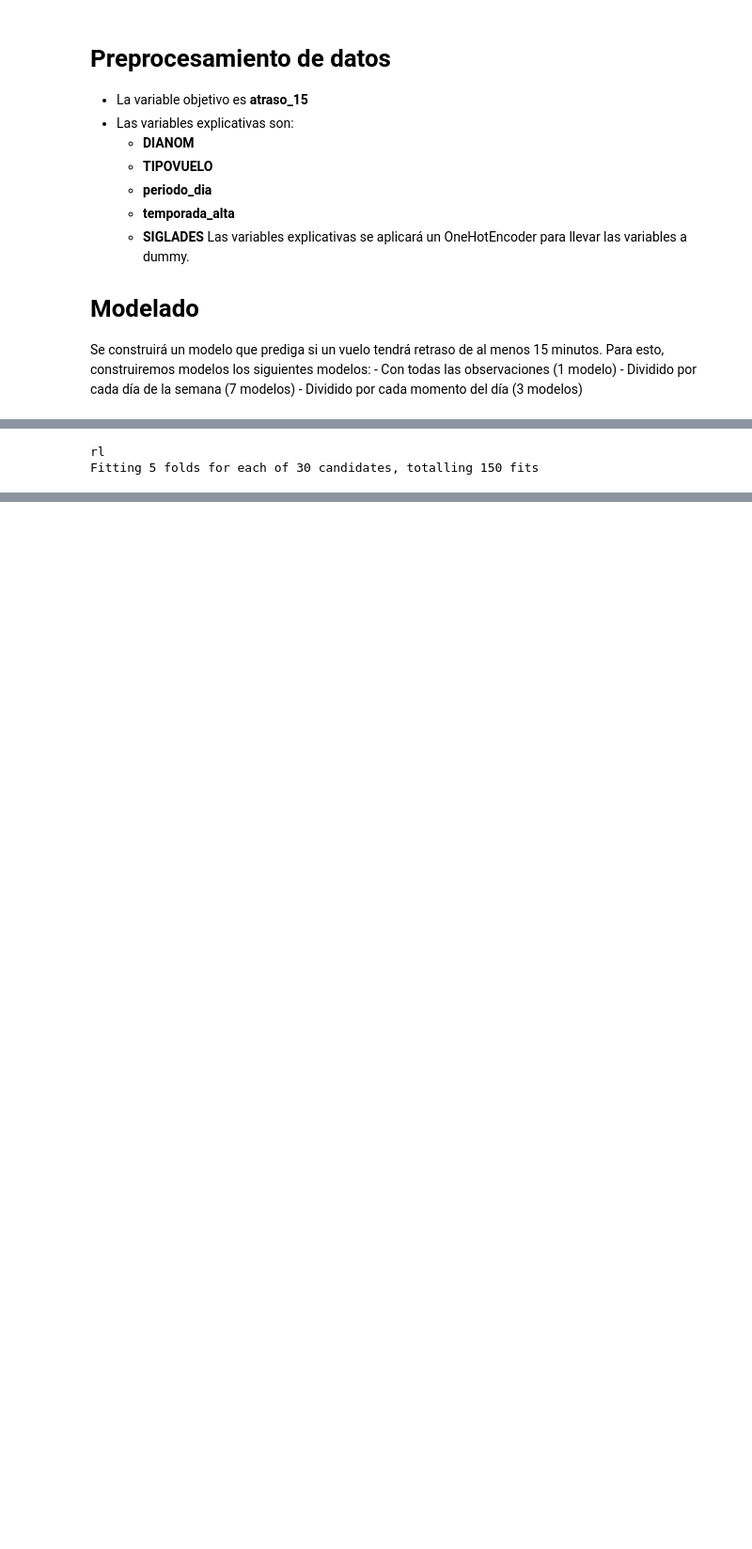
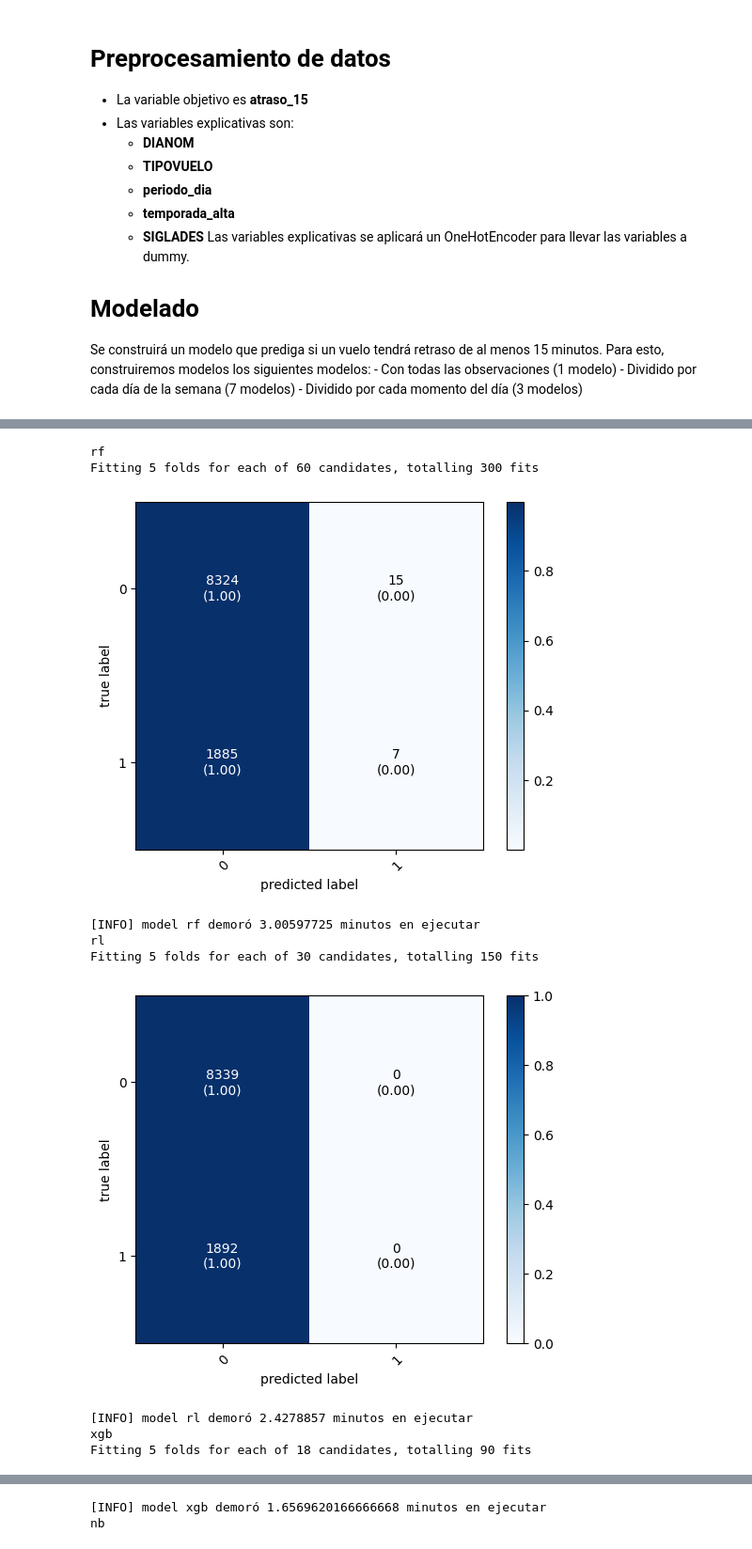
Before and after one commit to marioguzmanb/challenge_ds_latam, a Jupyter notebook: notebooks/solution.ipynb, the cells around one changed output, grey strips where cells are left out. Shown at 94% size. Drawn from its saved outputs; the diff is of its cells as text; code cells hidden in the pictures; blank space fills up the shorter version.

Commit message:
desafio completo mas modelos entrenados

```diff
--- a/notebooks/solution.ipynb
+++ b/notebooks/solution.ipynb
@@ -406,2 +410,4 @@ Se construirá un modelo que prediga si un vuelo tendrá retraso de al menos 15
 # %%
-df.head()
+df.loc[df.OPERA=='Grupo LATAM',"operador"] = "GRUPO LATAM"
+df.loc[df.OPERA=='Sky Airline',"operador"] = "SKY AIRLINE"
+df = df.fillna({"operador":"OTRO"})
@@ -415,33 +414,54 @@ df.head()
 # %%
-features = ["DIANOM","TIPOVUELO","periodo_dia","temporada_alta","SIGLADES"]
+features = ["DIANOM","TIPOVUELO","periodo_dia","temporada_alta","operador"]
 target = "atraso_15"
+metrics=None
+path_metrics = "data/metrics_models/metrics.parquet"
 # %%
 X = df[features]
 y = df[target]
 X_train, X_test, y_train, y_test = train_test_split(X, y, test_size=0.15, random_state=666,stratify=y)
 ohe = OneHotEncoder()
 ohe.fit(X_train)
 X_train = ohe.transform(X_train).toarray()
 X_test = ohe.transform(X_test).toarray()
 
 models = ["rf","rl","xgb","nb"]
 for model in models:
     start_iter = datetime.now()
     print(model)
     if model == "rf":
-        grid_under = GridSearchCV(RandomForestClassifier(), param_rf, refit = True, verbose = 1)
+        grid_under = GridSearchCV(RandomForestClassifier(), param_rf, refit=True, verbose=1, scoring="f1_weighted")
     elif model == "rl":
-        grid_under = GridSearchCV(LogisticRegression(), param_log, refit = True, verbose = 1)
+        grid_under = GridSearchCV(LogisticRegression(), param_log, refit=True, verbose=1, scoring="f1_weighted")
     elif model == "nb":
         grid_under = GaussianNB()
     elif model == "xgb":
-        grid_under = GridSearchCV(XGBClassifier(), param_xgb, refit = True, verbose = 1)
+        grid_under = GridSearchCV(XGBClassifier(), param_xgb, refit=True, verbose=1, scoring="f1_weighted")
     path_model_save = f"models/atraso_completo/{model}.pickle"
     grid_under.fit(X_train, y_train)
+    y_pred = grid_under.predict(X_test)
+    metrics_res = get_report(y_test, y_pred)
+    metrics_res["modelo"] = model
+    metrics_res["tipo_modelo"] = "atraso_completo"
+    if metrics is None:
+        metrics_res.to_parquet(path_metrics)
+        metrics = pd.read_parquet(path_metrics)
+    else:
+        metrics = pd.read_parquet(path_metrics)
+        metrics_res = pd.concat([metrics,metrics_res])
+        metrics_res.to_parquet(path_metrics)
     with open(path_model_save,"wb") as f:
         pickle.dump(grid_under,f)
     end_iter = datetime.now()
     print(f"[INFO] model {model} demoró {(end_iter-start_iter).total_seconds()/60} minutos en ejecutar")
 # %% [output]
-rl
-Fitting 5 folds for each of 30 candidates, totalling 150 fits
+rf
+Fitting 5 folds for each of 60 candidates, totalling 300 fits
+[figure, added]
+[INFO] model rf demoró 3.00597725 minutos en ejecutar
+rl
+Fitting 5 folds for each of 30 candidates, totalling 150 fits
+[figure, added]
+[INFO] model rl demoró 2.4278857 minutos en ejecutar
+xgb
+Fitting 5 folds for each of 18 candidates, totalling 90 fits
@@ -447,0 +469,2 @@ Fitting 5 folds for each of 30 candidates, totalling 150 fits
+[INFO] model xgb demoró 1.6569620166666668 minutos en ejecutar
+nb
```
Also changed, not shown: parts of 20 cells of this notebook, 47 other files.
